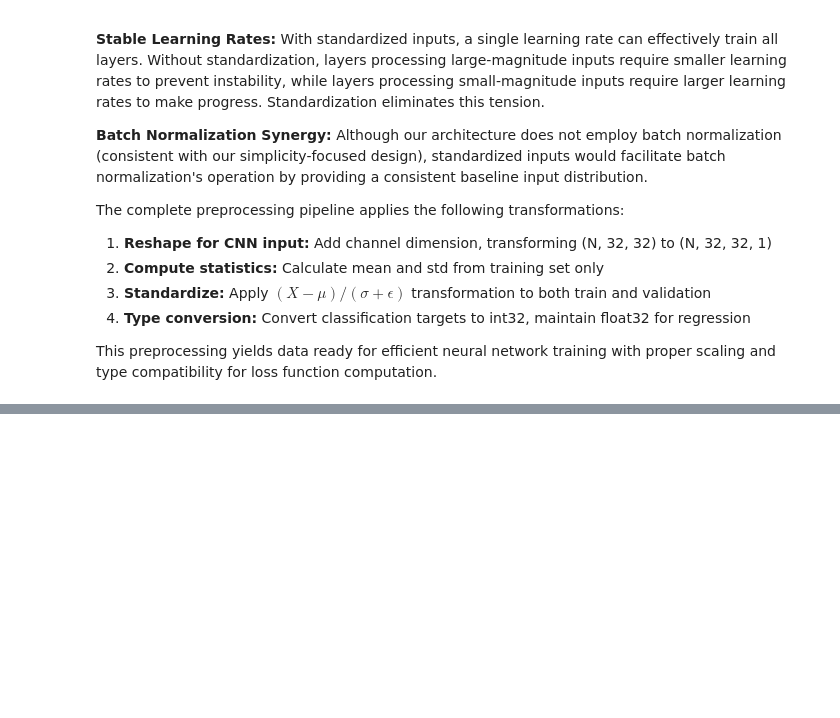
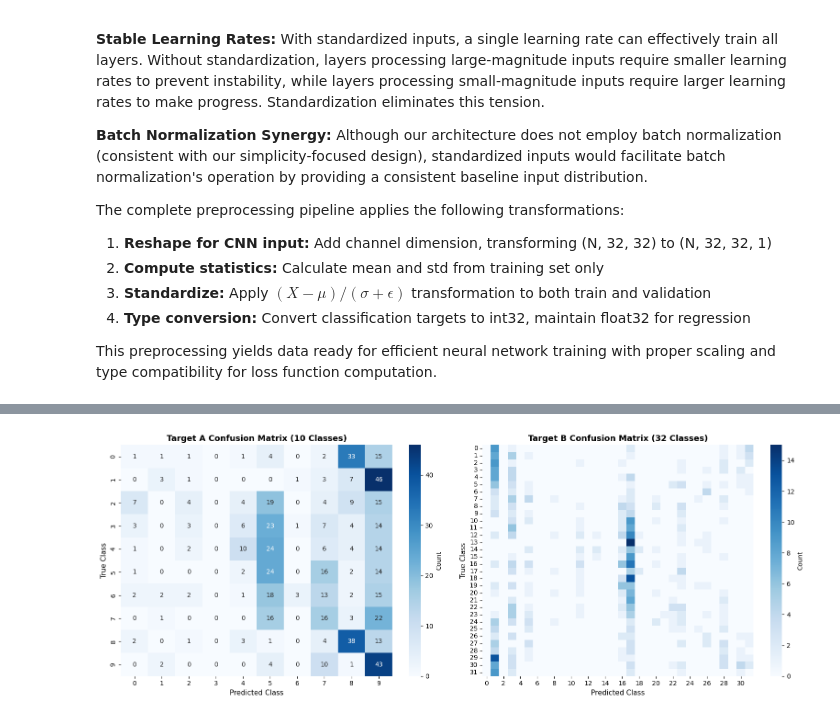
Before and after one commit to mikenk2010/COSC3007_Multi-Task-Learning-MTL, a Jupyter notebook: submission_s3715228_s3343711_s4139514.ipynb, the cells around one changed output, grey strips where cells are left out. Saved outputs shown, nothing was run; the diff lists cells and outputs as text; code cells hidden in the pictures; blank space fills up the shorter version.

```diff
--- a/submission_s3715228_s3343711_s4139514.ipynb
+++ b/submission_s3715228_s3343711_s4139514.ipynb
@@ -3340,0 +839,15 @@ The journey from problem formulation through architecture design, training, and
+# %%
+if LOAD_PRETRAINED:
+    print("OPTION A: Loading pre-trained model...")
+
+    # Load the saved model with custom objects
+    hypothesis_model = keras.models.load_model(
+        MODEL_NAME,
+        custom_objects={'StopGradientLayer': StopGradientLayer}
+    )
+
+    print(f"✓ Model loaded successfully from {MODEL_NAME}")
+    hypothesis_model.summary()
+else:
+    print("Skipping model loading (LOAD_PRETRAINED = False)")
+    print("Will train from scratch in Option B...")
@@ -3340,0 +1192,78 @@ The journey from problem formulation through architecture design, training, and
+# %%
+from sklearn.metrics import confusion_matrix, classification_report
+import matplotlib.pyplot as plt
+import seaborn as sns
+# Detailed prediction analysis for Target A and B
+# ==================== TARGET A ANALYSIS ====================
+print("=" * 70)
+print("TARGET A: DETAILED PREDICTION ANALYSIS (10 Classes)")
+print("=" * 70)
+
+# Confusion Matrix for Target A
+cm_A = confusion_matrix(y_A_val, y_pred_A_labels)
+print("\nConfusion Matrix (Target A):")
+print(cm_A)
+
+# Per-class accuracy for Target A
+print("\nPer-class accuracy (Target A):")
+for class_idx in range(10):
+    class_mask = y_A_val == class_idx
+    if class_mask.sum() > 0:
+        class_acc = (y_pred_A_labels[class_mask] == class_idx).mean()
+        total_samples = class_mask.sum()
+        correct_samples = (y_pred_A_labels[class_mask] == class_idx).sum()
+        print(f"  Class {class_idx}: {class_acc*100:5.2f}% ({correct_samples}/{total_samples} correct)")
+
+# Classification report for Target A
+print("\nClassification Report (Target A):")
+print(classification_report(y_A_val, y_pred_A_labels, digits=3))
+
+# Visualize confusion matrix for Target A
+fig, axes = plt.subplots(1, 2, figsize=(16, 6))
+
+sns.heatmap(cm_A, annot=True, fmt='d', cmap='Blues', ax=axes[0], cbar_kws={'label': 'Count'})
+axes[0].set_title('Target A Confusion Matrix (10 Classes)', fontsize=13, fontweight='bold')
+axes[0].set_xlabel('Predicted Class', fontsize=11)
+axes[0].set_ylabel('True Class', fontsize=11)
+
+# ==================== TARGET B ANALYSIS ====================
+print("\n" + "=" * 70)
+print("TARGET B: DETAILED PREDICTION ANALYSIS (32 Classes)")
+print("=" * 70)
+
+# Confusion Matrix for Target B
+cm_B = confusion_matrix(y_B_val, y_pred_B_labels)
+print("\nConfusion Matrix shape (Target B):", cm_B.shape)
+
+# Per-class accuracy for Target B
+print("\nPer-class accuracy (Target B):")
+for class_idx in range(32):
+    class_mask = y_B_val == class_idx
+    if class_mask.sum() > 0:
+        class_acc = (y_pred_B_labels[class_mask] == class_idx).mean()
+        total_samples = class_mask.sum()
+        correct_samples = (y_pred_B_labels[class_mask] == class_idx).sum()
+        print(f"  Class {class_idx:2d}: {class_acc*100:5.2f}% ({correct_samples:3d}/{total_samples:3d} correct)")
+
+# Classification report for Target B
+print("\nClassification Report (Target B):")
+print(classification_report(y_B_val, y_pred_B_labels, digits=3))
+
+# Visualize confusion matrix for Target B
+sns.heatmap(cm_B, annot=False, cmap='Blues', ax=axes[1], cbar_kws={'label': 'Count'})
+axes[1].set_title('Target B Confusion Matrix (32 Classes)', fontsize=13, fontweight='bold')
+axes[1].set_xlabel('Predicted Class', fontsize=11)
+axes[1].set_ylabel('True Class', fontsize=11)
+
+plt.tight_layout()
+plt.show()
+
+# ==================== COMPARISON SUMMARY ====================
+print("\n" + "=" * 70)
+print("COMPARISON SUMMARY")
+print("=" * 70)
+print(f"Target A (10 classes):  {acc_A*100:.2f}% accuracy")
+print(f"Target B (32 classes):  {acc_B*100:.2f}% accuracy")
+print(f"Target C (regression):  {mae_C:.4f} MAE")
+print("=" * 70)
+# %% [output]
@@ -3340,0 +1287 @@ The journey from problem formulation through architecture design, training, and
+[figure, added]
```
Also changed, not shown: parts of 57 cells of this notebook, 8 other files.
